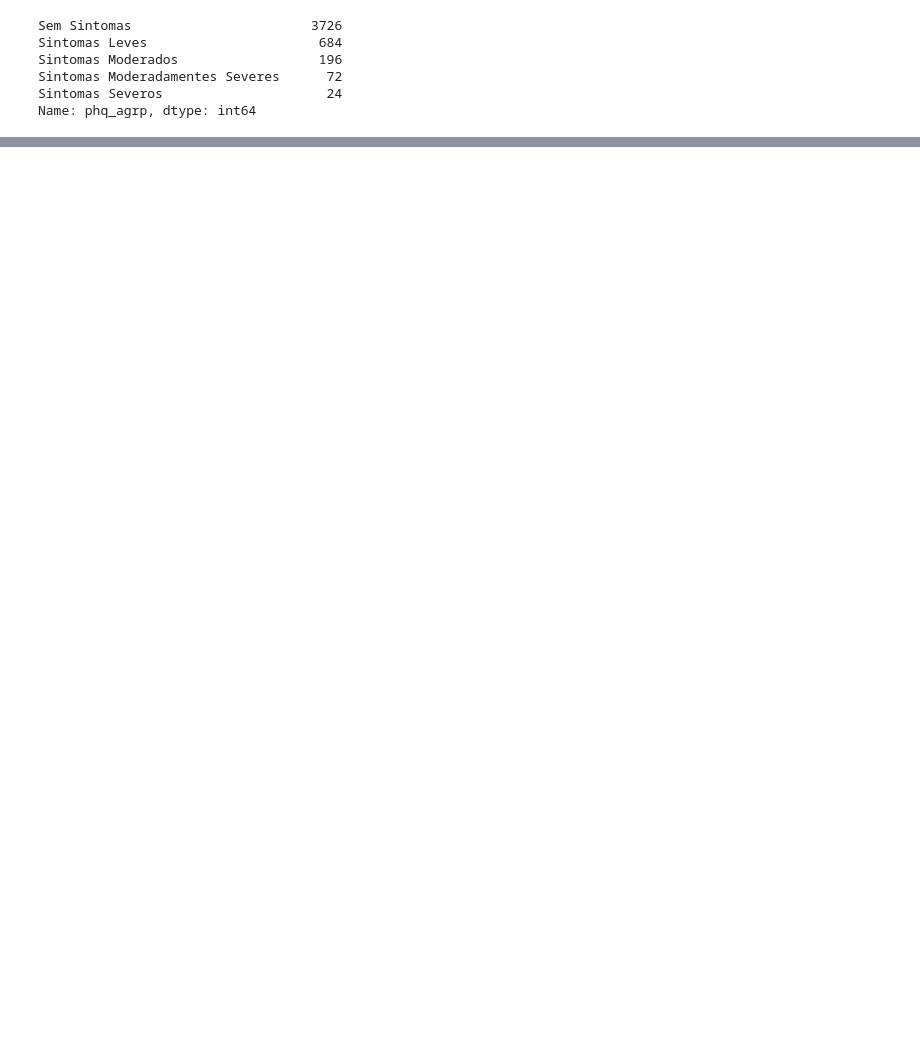
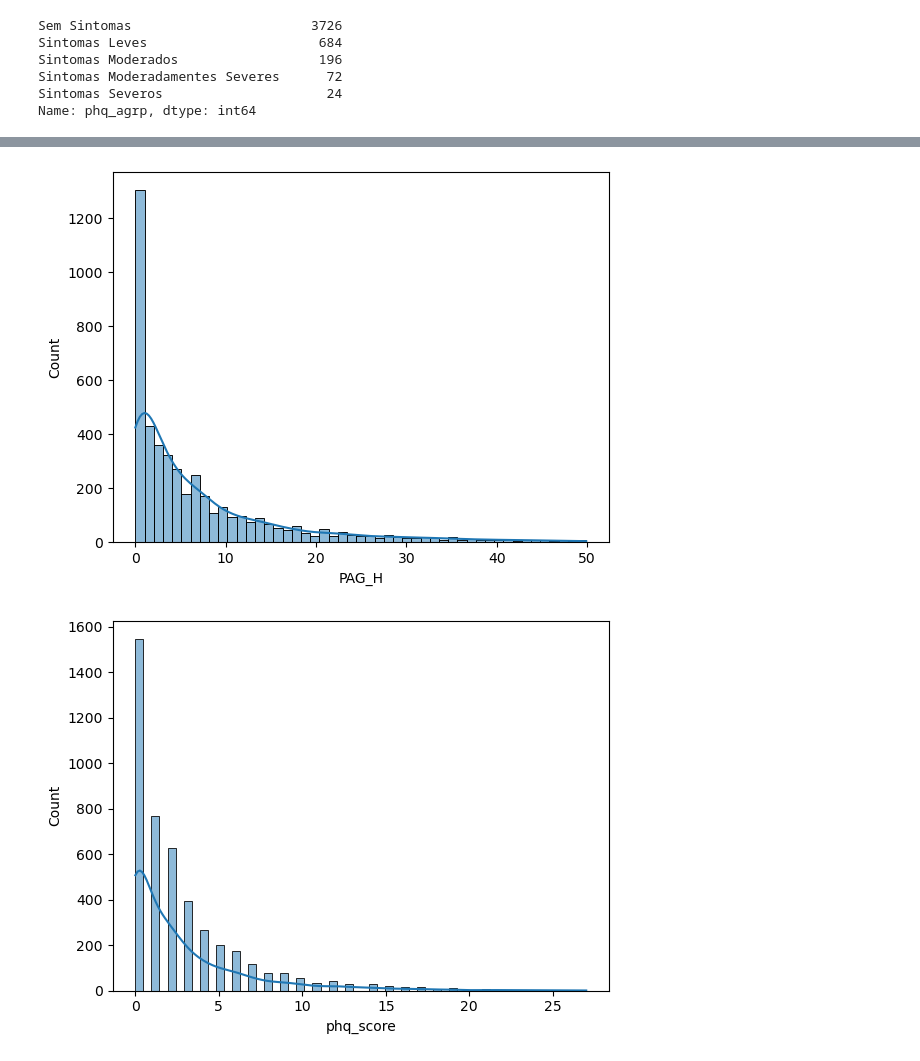
Before and after one commit to Felintox/Tera_Desafio_Inferencia, a Jupyter notebook: Tera_Desafio_Inferencia.ipynb, the cells around one changed output, grey strips where cells are left out. Cells and saved outputs as stored; diff of their text form; code cells hidden in the pictures; blank space fills up the shorter version.

```diff
--- a/Tera_Desafio_Inferencia.ipynb
+++ b/Tera_Desafio_Inferencia.ipynb
@@ -299,0 +223,22 @@ df['phq_score']
+# %%
+change_names = {
+  "RIAGENDR": {1: 'Masculino', 2: 'Feminino'},
+  "RIDRETH1": {1: 'Americano Mexicano', 2: 'Outro',
+               3: 'Branco \n não hispânico', 4: 'Negro \n não hispânico'},
+  "DMDEDUC": {1: "< 9 ano", 2: "9-12 ano", 3: "Ensino \n médio",
+              4: "Superior \n incompleto", 5: "Superior \n completo"},
+  "ADHERENCE": {1: 'Baixo', 2: 'Adequado', 3: 'Acima'},
+    "INDFMINC": {1: np.mean([0,4999]), 2: np.mean([5000,9999]),
+               3: np.mean([10000,14999]),4: np.mean([15000,19999]),
+               5: np.mean([20000,24999]),6: np.mean([25000,34999]),
+               7: np.mean([35000,44999]), 8: np.mean([45000,54999]),
+               9: np.mean([55000,64999]), 10: np.mean([65000,74999]),
+               11: 75000, 12: np.mean([20000, 90000]), 13: np.mean([0, 19999]),
+               77: np.nan, 99: np.nan}
+}
+
+df=df.replace(change_names)
+# %%
+df.dropna(inplace=True)
+df.drop('SEQN',axis=1,inplace=True)
+df
@@ -299,0 +293,3 @@ df['phq_score']
+# %%
+errors=list(df[df['PAG_MINW']>3000].index)
+df.drop(errors,axis=0,inplace=True)
@@ -299,0 +310,10 @@ df['phq_score']
+# %%
+df['PAG_H']=df['PAG_MINW']/60
+# %%
+var_num_2=['PAG_H','phq_score',"HEI2015_TOTAL_SCORE",'INDFMINC']
+for var in var_num_2:
+    sns.histplot(df[var],kde=True)
+    plt.show()
+# %% [output]
+[figure, added]
+[figure, added]
```
Also changed, not shown: parts of 24 cells of this notebook.
